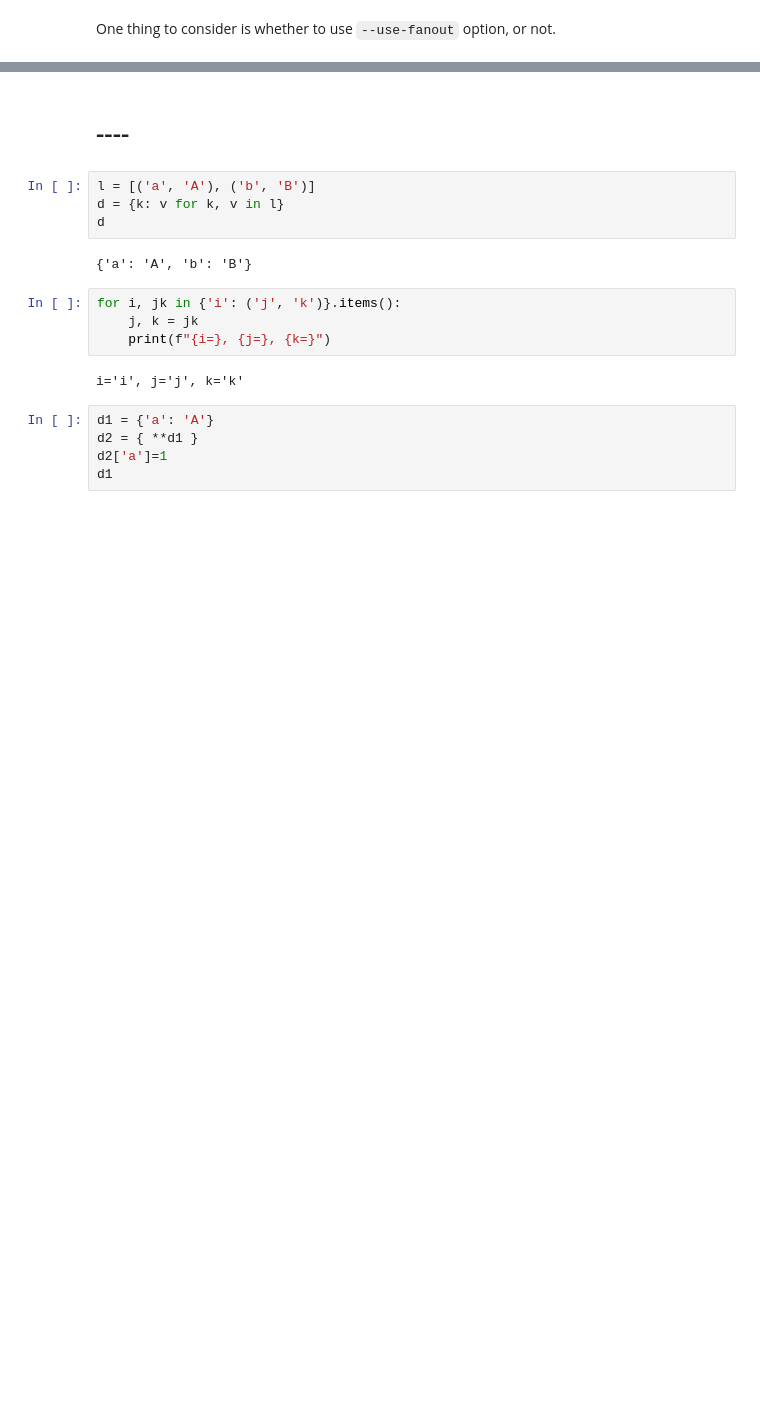
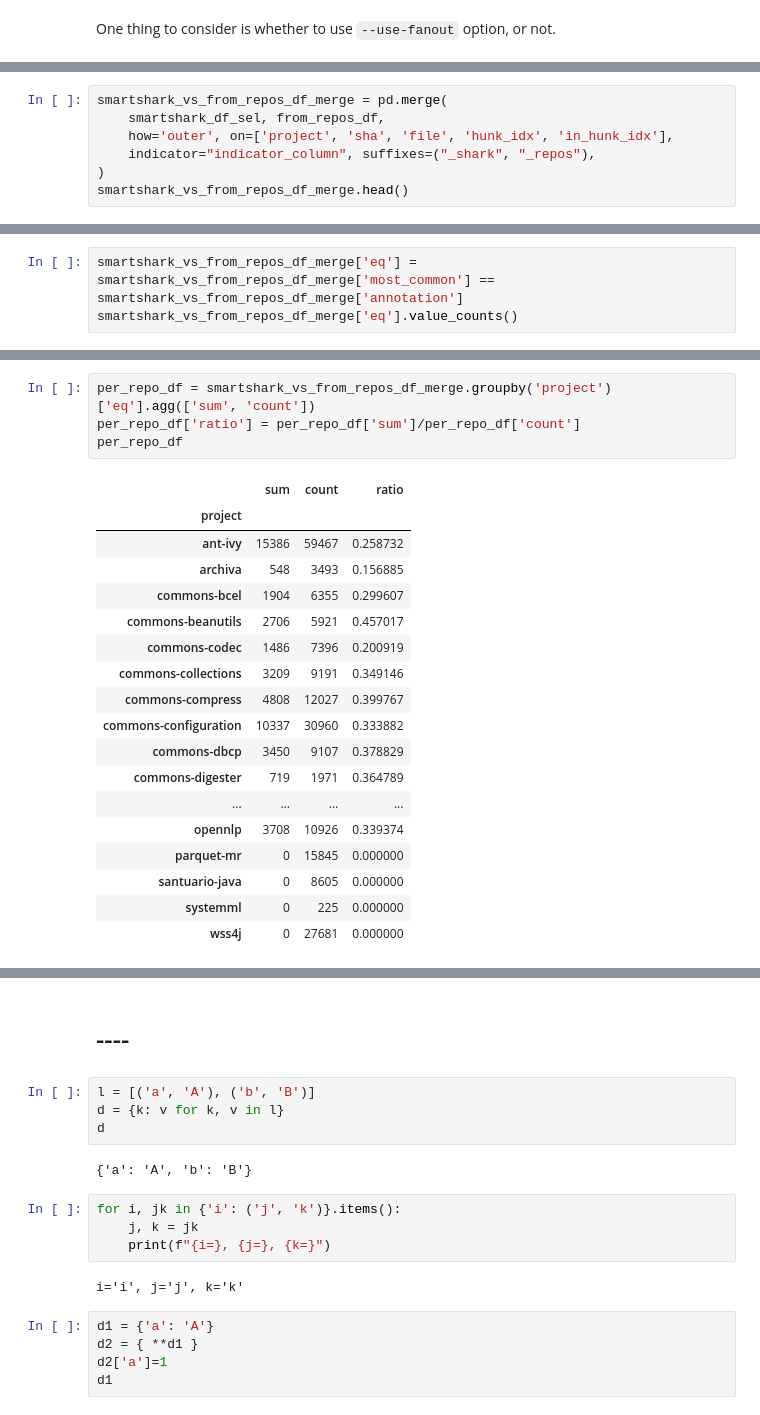
Before and after one commit to ncusi/PatchScope, a Jupyter notebook: notebooks/experiments/01-compare_annotations.ipynb, the cells around one changed output, grey strips where cells are left out. Cells and saved outputs as stored; diff of their text form; blank space fills up the shorter version.

```diff
--- a/notebooks/experiments/01-compare_annotations.ipynb
+++ b/notebooks/experiments/01-compare_annotations.ipynb
@@ -3951,0 +4144,7 @@ santuario-java          arg_length <= 4024
+# %%
+smartshark_vs_from_repos_df_merge = pd.merge(
+    smartshark_df_sel, from_repos_df,
+    how='outer', on=['project', 'sha', 'file', 'hunk_idx', 'in_hunk_idx'],
+    indicator="indicator_column", suffixes=("_shark", "_repos"),
+)
+smartshark_vs_from_repos_df_merge.head()
@@ -3951,0 +4174,3 @@ santuario-java          arg_length <= 4024
+# %%
+smartshark_vs_from_repos_df_merge['eq'] = smartshark_vs_from_repos_df_merge['most_common'] == smartshark_vs_from_repos_df_merge['annotation']
+smartshark_vs_from_repos_df_merge['eq'].value_counts()
@@ -3951,0 +4247,23 @@ santuario-java          arg_length <= 4024
+# %%
+per_repo_df = smartshark_vs_from_repos_df_merge.groupby('project')['eq'].agg(['sum', 'count'])
+per_repo_df['ratio'] = per_repo_df['sum']/per_repo_df['count']
+per_repo_df
+# %% [output]
+|  | sum | count | ratio |
+| project |  |  |  |
+| ant-ivy | 15386 | 59467 | 0.258732 |
+| archiva | 548 | 3493 | 0.156885 |
+| commons-bcel | 1904 | 6355 | 0.299607 |
+| commons-beanutils | 2706 | 5921 | 0.457017 |
+| commons-codec | 1486 | 7396 | 0.200919 |
+| commons-collections | 3209 | 9191 | 0.349146 |
+| commons-compress | 4808 | 12027 | 0.399767 |
+| commons-configuration | 10337 | 30960 | 0.333882 |
+| commons-dbcp | 3450 | 9107 | 0.378829 |
+| commons-digester | 719 | 1971 | 0.364789 |
+| ... | ... | ... | ... |
+| opennlp | 3708 | 10926 | 0.339374 |
+| parquet-mr | 0 | 15845 | 0.000000 |
+| santuario-java | 0 | 8605 | 0.000000 |
+| systemml | 0 | 225 | 0.000000 |
+| wss4j | 0 | 27681 | 0.000000 |
```
Also changed, not shown: parts of 32 cells of this notebook, 2 other files.
